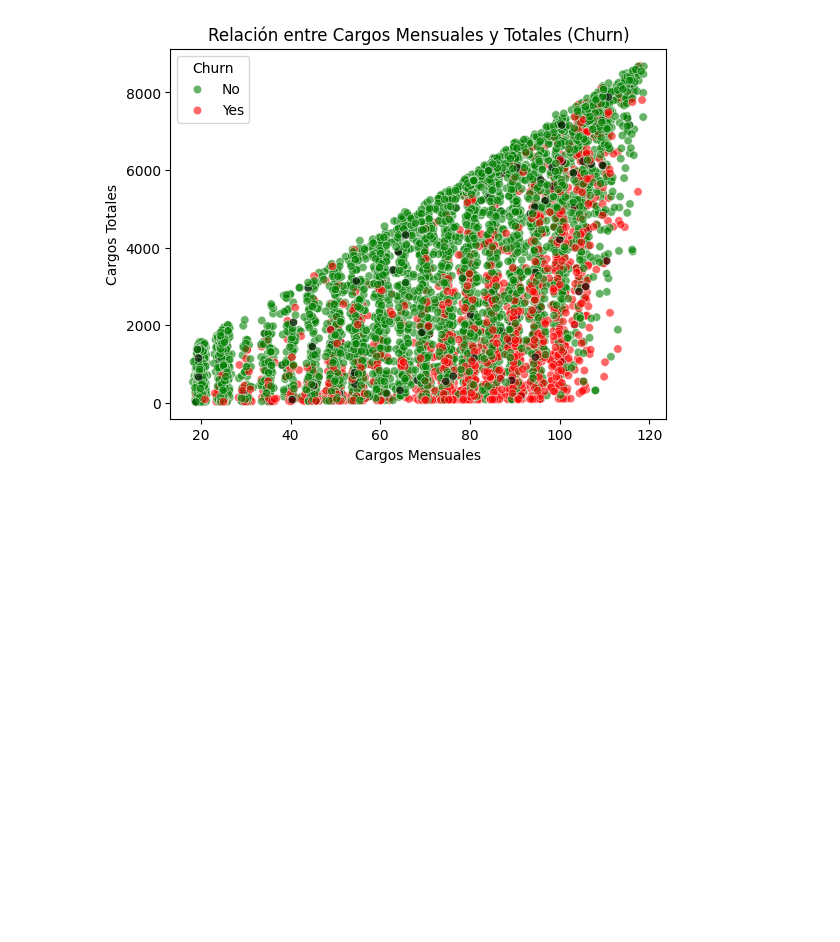
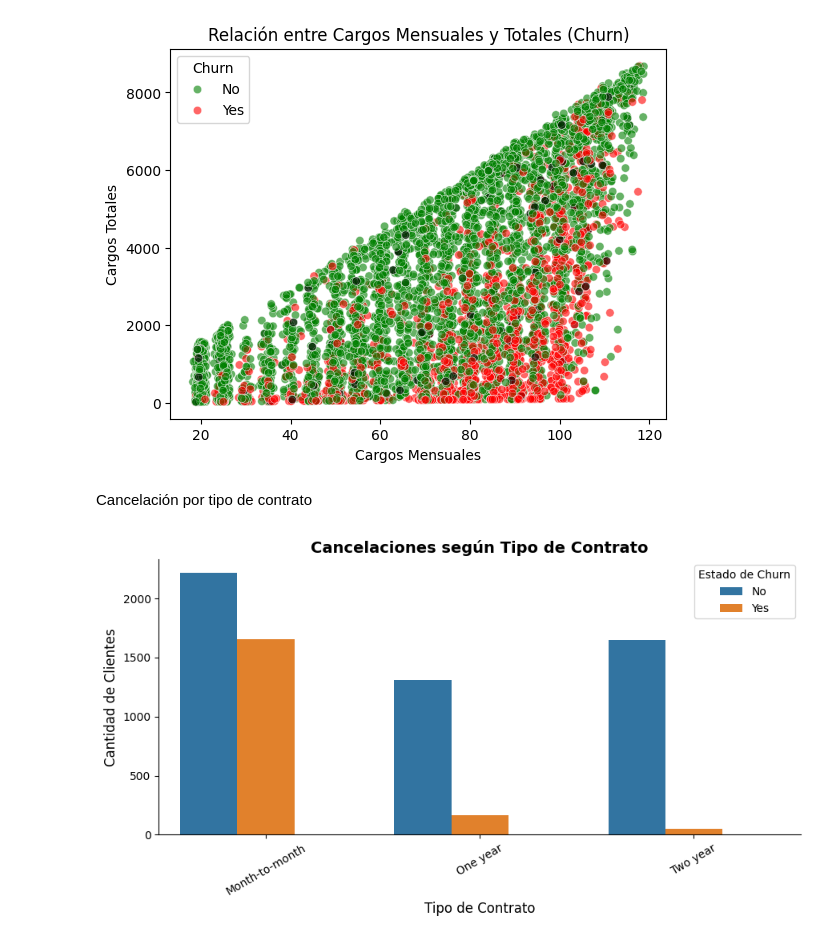
Before and after one commit to rominarg/challenge_telecomX, a Jupyter notebook: telecomX.ipynb, the cells around one changed output. Cells and saved outputs as stored; diff of their text form; code cells hidden in the pictures; blank space fills up the shorter version.

```diff
--- a/telecomX.ipynb
+++ b/telecomX.ipynb
@@ -178,3 +178,30 @@ plt.show()
 # %% [output]
 [figure]
 [figure]
+# %% [markdown]
+Cancelación por tipo de contrato
+# %%
+import matplotlib.pyplot as plt
+import seaborn as sns
+
+# Gráfico de cancelaciones por tipo de contrato
+plt.figure(figsize=(9,5))
+
+sns.countplot(
+    data=df_datos,
+    x="account_Contract",
+    hue="Churn",
+    palette={'No':'#1f77b4', 'Yes':'#ff7f0e'},  # Azul = activo, Naranja = canceló
+    dodge=True
+)
+
+plt.title("Cancelaciones según Tipo de Contrato", fontsize=14, fontweight='bold')
+plt.xlabel("Tipo de Contrato", fontsize=12)
+plt.ylabel("Cantidad de Clientes", fontsize=12)
+plt.xticks(rotation=30)  # Rotación un poco mayor para legibilidad
+plt.legend(title="Estado de Churn")
+sns.despine()
+plt.tight_layout()
+plt.show()
+# %% [output]
+[figure, added]
```
Also changed, not shown: parts of 4 cells of this notebook.
